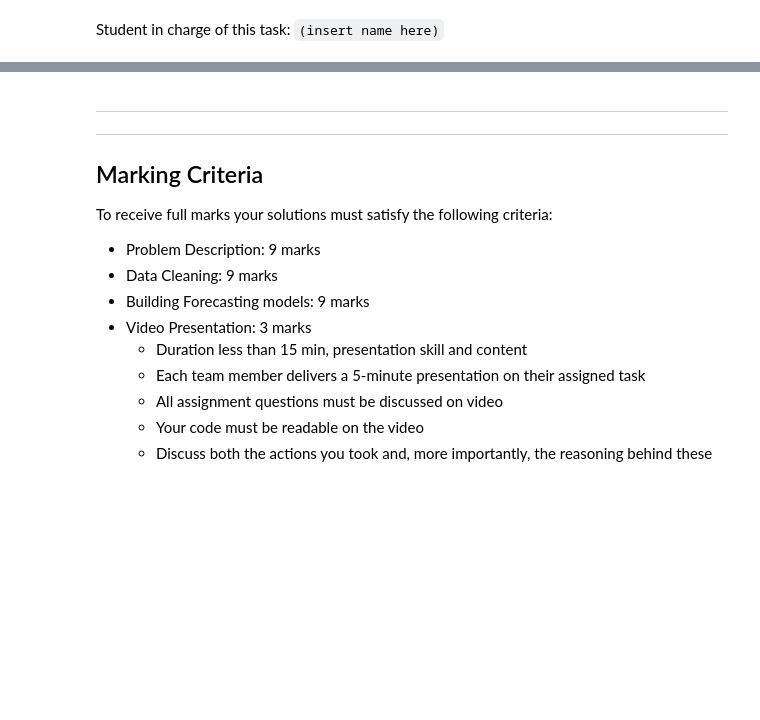
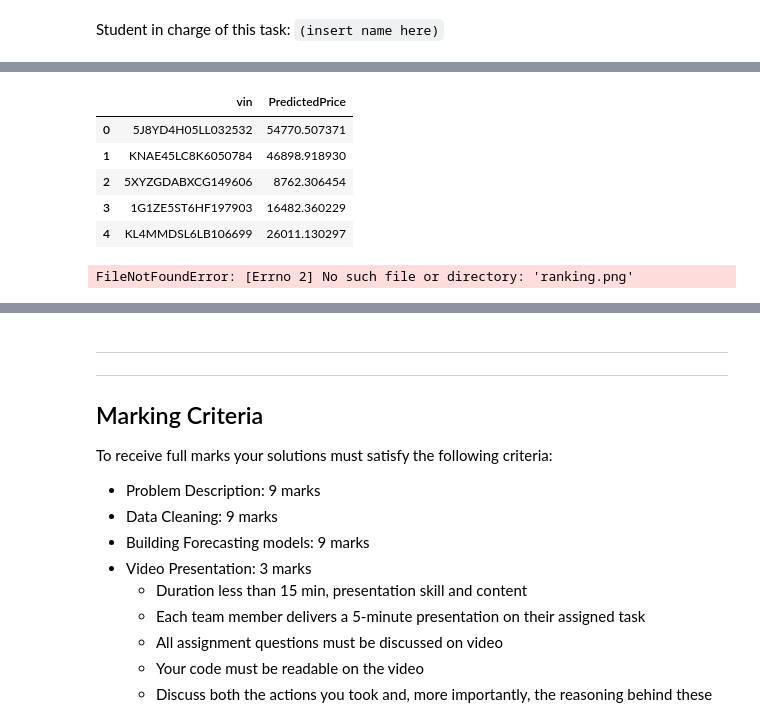
Before and after one commit to ShaneWester/Python, a Jupyter notebook: Kaggle_Competition Predictor Models.ipynb, the cells around one changed output, grey strips where cells are left out. Cells and saved outputs as stored; diff of their text form; code cells hidden in the pictures; blank space fills up the shorter version.

```diff
--- a/Kaggle_Competition Predictor Models.ipynb
+++ b/Kaggle_Competition Predictor Models.ipynb
@@ -156,0 +282,78 @@ Student in charge of this task: `(insert name here)`
+# %%
+#Question 4 : LGBM-REGRESSOR
+
+import pandas as pd
+import lightgbm as lgb
+
+# Load the train and test datasets
+train_data = pd.read_csv('train_processed_imputed.csv')
+test_data = pd.read_csv('test_processed_imputed.csv')
+
+# Separate 'vin' column from the test data to use as ID later
+vin_column = test_data['vin']  # Save vin for submission
+
+# Drop 'vin' from both train and test data to ensure it's not part of the model features
+train_data = train_data.drop(columns=['vin'])
+test_data = test_data.drop(columns=['vin'])
+
+# Columns that need conversion or cleaning
+non_numeric_columns = ['city', 'listed_date', 'maximum_seating', 'power', 'torque']
+
+# Function to extract numeric values from columns like 'power' and 'torque'
+def extract_numeric(column):
+    return pd.to_numeric(column.str.extract('(\d+\.?\d*)')[0], errors='coerce')
+
+# Apply extraction function to columns with embedded numbers
+for col in ['power', 'torque']:
+    train_data[col] = extract_numeric(train_data[col])
+    test_data[col] = extract_numeric(test_data[col])
+
+# One-hot encode categorical columns (excluding 'vin')
+train_data = pd.get_dummies(train_data, columns=['city', 'listed_date', 'maximum_seating'], drop_first=True)
+test_data = pd.get_dummies(test_data, columns=['city', 'listed_date', 'maximum_seating'], drop_first=True)
+
+# Align columns in test set with training set
+test_data = test_data.reindex(columns=train_data.columns, fill_value=0)
+
+# Define features and target variable
+X_train = train_data.drop(columns=['price'])  # Feature columns, excluding target
+y_train = train_data['price']                 # Target variable
+X_test = test_data[X_train.columns]           # Ensure test data has matching columns
+
+# LightGBM model definition
+lgb_model = lgb.LGBMRegressor(
+    n_estimators=1000,
+    learning_rate=0.05,
+    max_depth=6,
+    random_state=42
+)
+
+# Train the model
+lgb_model.fit(X_train, y_train)
+
+# Make predictions on the test set
+lgb_predictions = lgb_model.predict(X_test)
+
+# Prepare the submission DataFrame, using the saved 'vin' column as ID
+submission = pd.DataFrame({
+    'vin': vin_column,      # Use the saved 'vin' as the ID column
+    'PredictedPrice': lgb_predictions
+})
+
+# Save the submission as 'submission_lightgbm.csv'
+submission.to_csv('submission_lightgbm.csv', index=False)
+
+# Display the first few rows of the submission file to verify
+submission.head()
+# %% [output]
+|  | vin | PredictedPrice |
+| 0 | 5J8YD4H05LL032532 | 54770.507371 |
+| 1 | KNAE45LC8K6050784 | 46898.918930 |
+| 2 | 5XYZGDABXCG149606 | 8762.306454 |
+| 3 | 1G1ZE5ST6HF197903 | 16482.360229 |
+| 4 | KL4MMDSL6LB106699 | 26011.130297 |
+# %%
+from IPython.display import Image
+Image(filename='ranking.png')
+# %% [output]
+FileNotFoundError: [Errno 2] No such file or directory: 'ranking.png'
```
Also changed, not shown: parts of 15 cells of this notebook.
